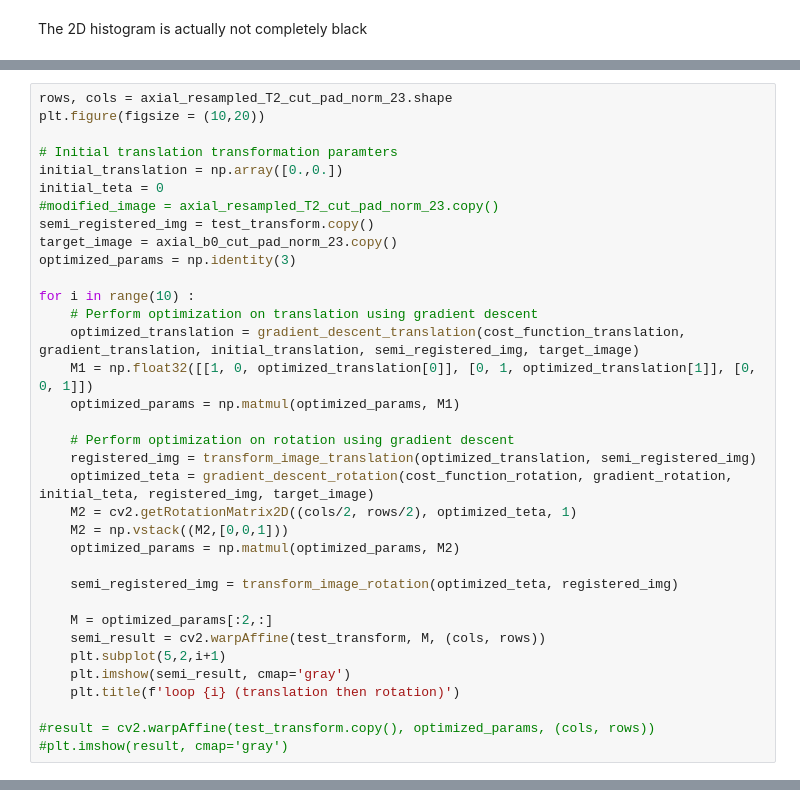
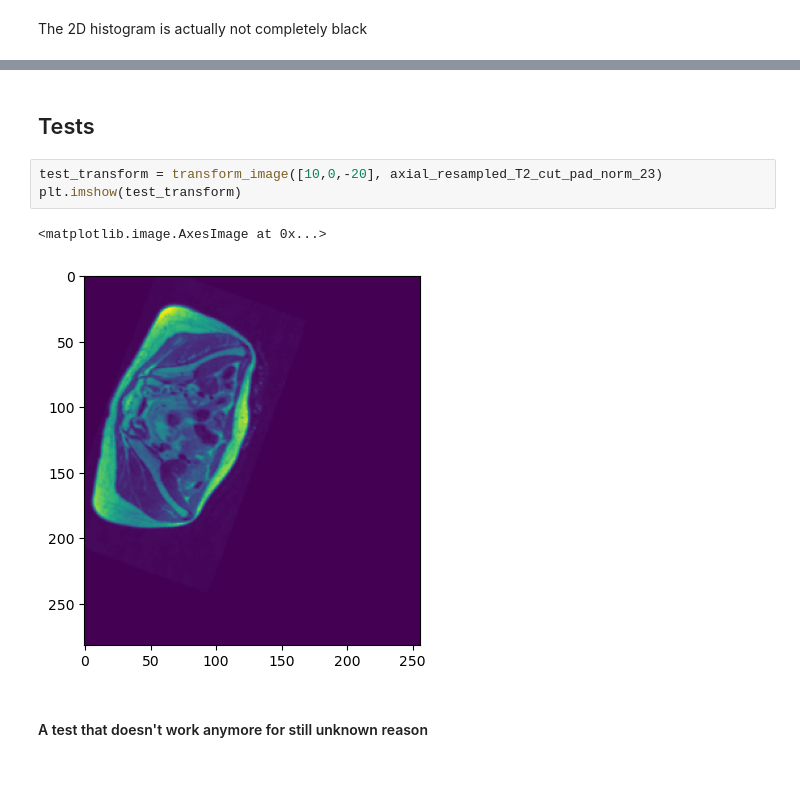
Before and after one commit to CharlineCuraut/Registration_IRM_T2_DWI_b0, a Jupyter notebook: registration_IRM_T2_DWI_b0.ipynb, the cells around one changed output, grey strips where cells are left out. Drawn from its saved outputs; the diff is of its cells as text; blank space fills up the shorter version.

```diff
--- a/registration_IRM_T2_DWI_b0.ipynb
+++ b/registration_IRM_T2_DWI_b0.ipynb
@@ -1199,35 +756,0 @@ TypeError: Argument 'angle' can not be safely parsed to 'double'
-# %%
-rows, cols = axial_resampled_T2_cut_pad_norm_23.shape
-plt.figure(figsize = (10,20))
-
-# Initial translation transformation paramters
-initial_translation = np.array([0.,0.])
-initial_teta = 0
-#modified_image = axial_resampled_T2_cut_pad_norm_23.copy()
-semi_registered_img = test_transform.copy()
-target_image = axial_b0_cut_pad_norm_23.copy()
-optimized_params = np.identity(3)
-
-for i in range(10) :
-    # Perform optimization on translation using gradient descent
-    optimized_translation = gradient_descent_translation(cost_function_translation, gradient_translation, initial_translation, semi_registered_img, target_image)
-    M1 = np.float32([[1, 0, optimized_translation[0]], [0, 1, optimized_translation[1]], [0, 0, 1]])
-    optimized_params = np.matmul(optimized_params, M1)
-
-    # Perform optimization on rotation using gradient descent
-    registered_img = transform_image_translation(optimized_translation, semi_registered_img)
-    optimized_teta = gradient_descent_rotation(cost_function_rotation, gradient_rotation, initial_teta, registered_img, target_image)
-    M2 = cv2.getRotationMatrix2D((cols/2, rows/2), optimized_teta, 1)
-    M2 = np.vstack((M2,[0,0,1]))
-    optimized_params = np.matmul(optimized_params, M2)
-
-    semi_registered_img = transform_image_rotation(optimized_teta, registered_img)
-
-    M = optimized_params[:2,:]
-    semi_result = cv2.warpAffine(test_transform, M, (cols, rows))
-    plt.subplot(5,2,i+1)
-    plt.imshow(semi_result, cmap='gray')
-    plt.title(f'loop {i} (translation then rotation)')
-
-#result = cv2.warpAffine(test_transform.copy(), optimized_params, (cols, rows))
-#plt.imshow(result, cmap='gray')
@@ -1348,0 +1152,10 @@ plt.imshow(test_transform_rotation)
+# %% [markdown]
+## Tests
+# %%
+test_transform = transform_image([10,0,-20], axial_resampled_T2_cut_pad_norm_23)
+plt.imshow(test_transform)
+# %% [output]
+<matplotlib.image.AxesImage at 0x...>
+[figure, added]
+# %% [markdown]
+#### A test that doesn't work anymore for still unknown reason
```
Also changed, not shown: parts of 76 cells of this notebook.
